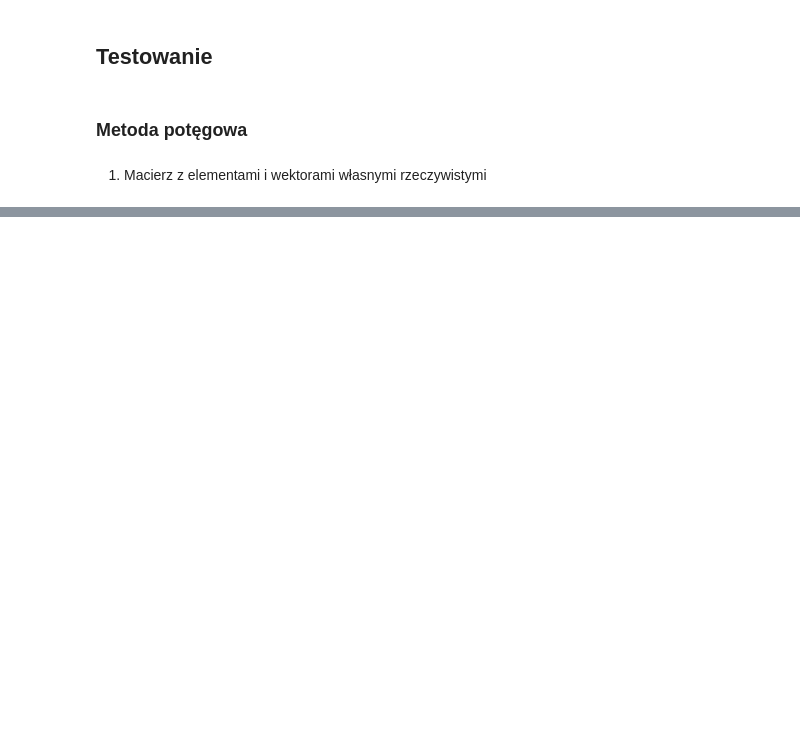
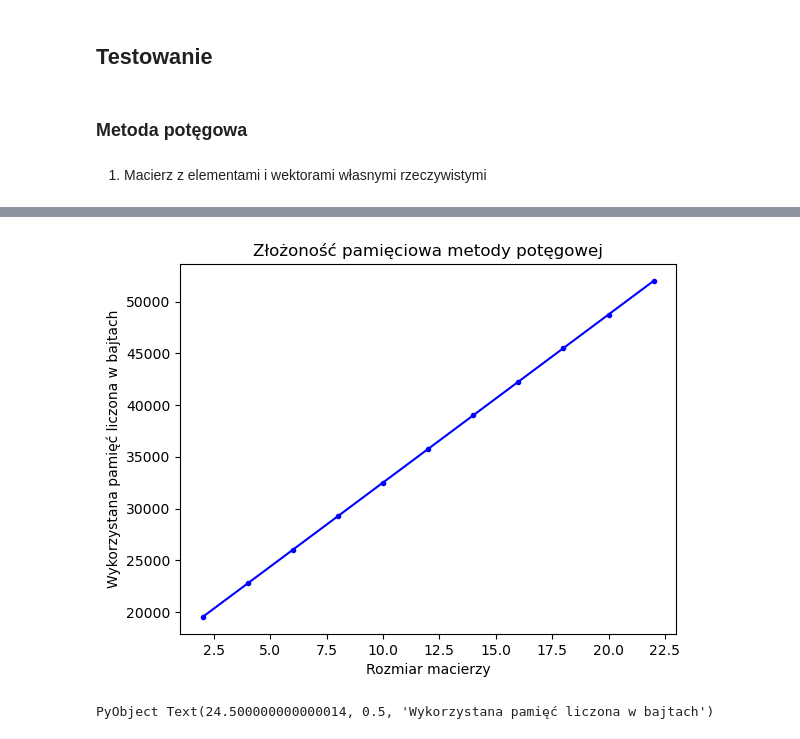
Before and after one commit to jakubkorczakowski/awid-project, a Jupyter notebook: WyznaczanieWartosciWlasnych.ipynb, the cells around one changed output, grey strips where cells are left out. Cells and saved outputs as stored; diff of their text form; code cells hidden in the pictures; blank space fills up the shorter version.

```diff
--- a/WyznaczanieWartosciWlasnych.ipynb
+++ b/WyznaczanieWartosciWlasnych.ipynb
@@ -823,0 +926,8 @@ vectors:
+# %%
+plot(i_values, mean_memory_potegowa, "b.-")
+title("Złożoność pamięciowa metody potęgowej")
+xlabel("Rozmiar macierzy")
+ylabel("Wykorzystana pamięć liczona w bajtach")
+# %% [output]
+[figure, added]
+PyObject Text(24.500000000000014, 0.5, 'Wykorzystana pamięć liczona w bajtach')
```
Also changed, not shown: parts of 45 cells of this notebook.
